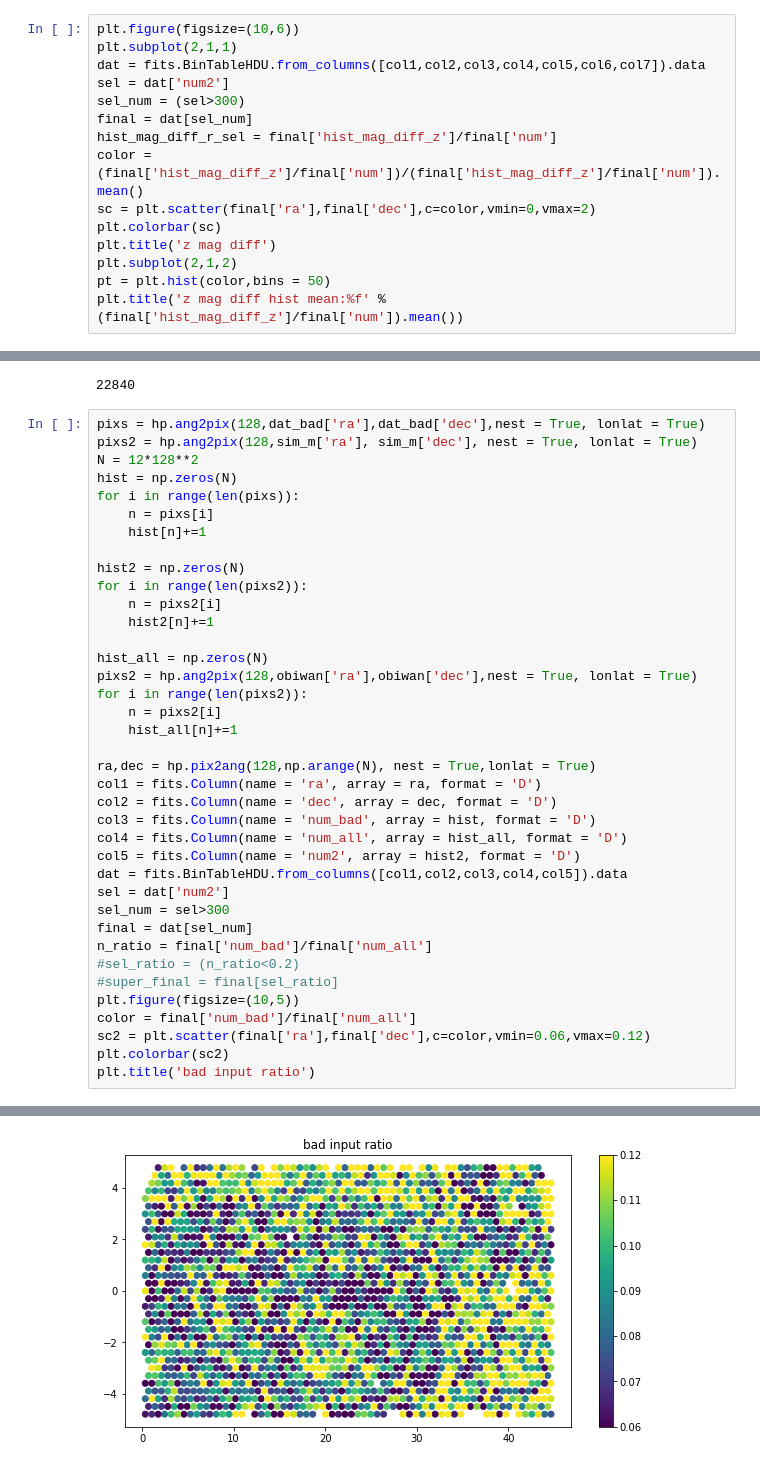
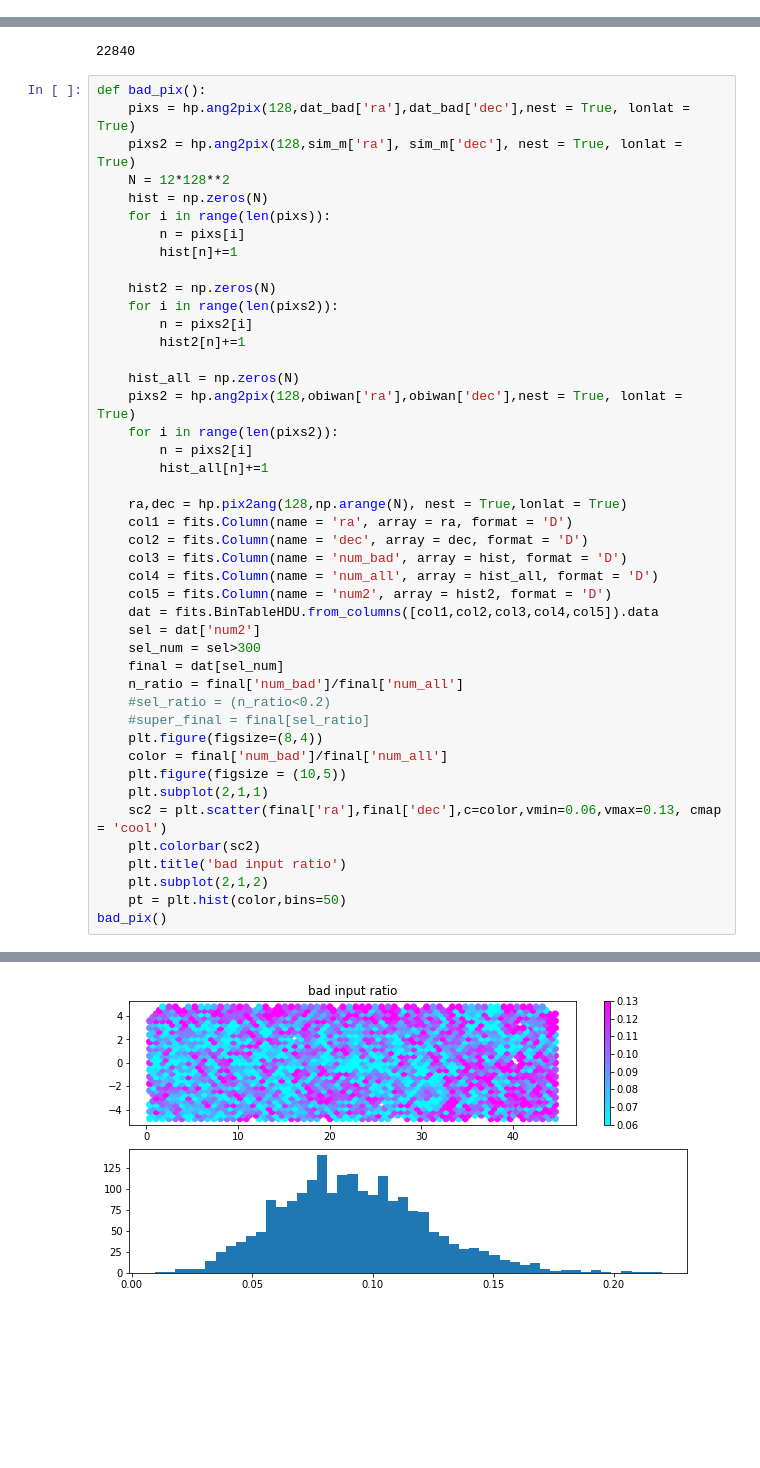
Before and after one commit to DriftingPig/Drones, a Jupyter notebook: obiwan_analysis/ang_corr/ipynb/200per_0215_validation.ipynb, the cells around one changed output, grey strips where cells are left out. Drawn from its saved outputs; the diff is of its cells as text; blank space fills up the shorter version.

Commit message:
updates on sys plots

```diff
--- a/obiwan_analysis/ang_corr/ipynb/200per_0215_validation.ipynb
+++ b/obiwan_analysis/ang_corr/ipynb/200per_0215_validation.ipynb
@@ -337,15 +345,0 @@ Text(0.5,1,'r mag diff hist mean:0.063584')
-# %%
-plt.figure(figsize=(10,6))
-plt.subplot(2,1,1)
-dat = fits.BinTableHDU.from_columns([col1,col2,col3,col4,col5,col6,col7]).data
-sel = dat['num2']
-sel_num = (sel>300)
-final = dat[sel_num]
-hist_mag_diff_r_sel = final['hist_mag_diff_z']/final['num']
-color = (final['hist_mag_diff_z']/final['num'])/(final['hist_mag_diff_z']/final['num']).mean()
-sc = plt.scatter(final['ra'],final['dec'],c=color,vmin=0,vmax=2)
-plt.colorbar(sc)
-plt.title('z mag diff')
-plt.subplot(2,1,2)
-pt = plt.hist(color,bins = 50)
-plt.title('z mag diff hist mean:%f' % (final['hist_mag_diff_z']/final['num']).mean())
@@ -370,41 +373,47 @@ len(dat_bad)
 # %% [output]
 22840
 # %%
-pixs = hp.ang2pix(128,dat_bad['ra'],dat_bad['dec'],nest = True, lonlat = True)
-pixs2 = hp.ang2pix(128,sim_m['ra'], sim_m['dec'], nest = True, lonlat = True)
-N = 12*128**2
-hist = np.zeros(N)
-for i in range(len(pixs)):
-    n = pixs[i]
-    hist[n]+=1
+def bad_pix():
+    pixs = hp.ang2pix(128,dat_bad['ra'],dat_bad['dec'],nest = True, lonlat = True)
+    pixs2 = hp.ang2pix(128,sim_m['ra'], sim_m['dec'], nest = True, lonlat = True)
+    N = 12*128**2
+    hist = np.zeros(N)
+    for i in range(len(pixs)):
+        n = pixs[i]
+        hist[n]+=1
 
-hist2 = np.zeros(N)
-for i in range(len(pixs2)):
-    n = pixs2[i]
-    hist2[n]+=1
+    hist2 = np.zeros(N)
+    for i in range(len(pixs2)):
+        n = pixs2[i]
+        hist2[n]+=1
 
-hist_all = np.zeros(N)
-pixs2 = hp.ang2pix(128,obiwan['ra'],obiwan['dec'],nest = True, lonlat = True)
-for i in range(len(pixs2)):
-    n = pixs2[i]
-    hist_all[n]+=1
+    hist_all = np.zeros(N)
+    pixs2 = hp.ang2pix(128,obiwan['ra'],obiwan['dec'],nest = True, lonlat = True)
+    for i in range(len(pixs2)):
+        n = pixs2[i]
+        hist_all[n]+=1
 
-ra,dec = hp.pix2ang(128,np.arange(N), nest = True,lonlat = True)
-col1 = fits.Column(name = 'ra', array = ra, format = 'D')
-col2 = fits.Column(name = 'dec', array = dec, format = 'D')
-col3 = fits.Column(name = 'num_bad', array = hist, format = 'D')
-col4 = fits.Column(name = 'num_all', array = hist_all, format = 'D')
-col5 = fits.Column(name = 'num2', array = hist2, format = 'D')
-dat = fits.BinTableHDU.from_columns([col1,col2,col3,col4,col5]).data
-sel = dat['num2']
-sel_num = sel>300
-final = dat[sel_num]
-n_ratio = final['num_bad']/final['num_all']
-#sel_ratio = (n_ratio<0.2)
-#super_final = final[sel_ratio]
-plt.figure(figsize=(10,5))
-color = final['num_bad']/final['num_all']
-sc2 = plt.scatter(final['ra'],final['dec'],c=color,vmin=0.06,vmax=0.12)
-plt.colorbar(sc2)
-plt.title('bad input ratio')
+    ra,dec = hp.pix2ang(128,np.arange(N), nest = True,lonlat = True)
+    col1 = fits.Column(name = 'ra', array = ra, format = 'D')
+    col2 = fits.Column(name = 'dec', array = dec, format = 'D')
+    col3 = fits.Column(name = 'num_bad', array = hist, format = 'D')
+    col4 = fits.Column(name = 'num_all', array = hist_all, format = 'D')
+    col5 = fits.Column(name = 'num2', array = hist2, format = 'D')
+    dat = fits.BinTableHDU.from_columns([col1,col2,col3,col4,col5]).data
+    sel = dat['num2']
+    sel_num = sel>300
+    final = dat[sel_num]
+    n_ratio = final['num_bad']/final['num_all']
+    #sel_ratio = (n_ratio<0.2)
+    #super_final = final[sel_ratio]
+    plt.figure(figsize=(8,4))
+    color = final['num_bad']/final['num_all']
+    plt.figure(figsize = (10,5))
+    plt.subplot(2,1,1)
+    sc2 = plt.scatter(final['ra'],final['dec'],c=color,vmin=0.06,vmax=0.13, cmap = 'cool')
+    plt.colorbar(sc2)
+    plt.title('bad input ratio')
+    plt.subplot(2,1,2)
+    pt = plt.hist(color,bins=50)
+bad_pix()
 # %% [output]
@@ -412 +421 @@ Text(0.5,1,'bad input ratio')
-[figure, old version]
+[figure, new version]
```
Also changed, not shown: parts of 28 cells of this notebook.
